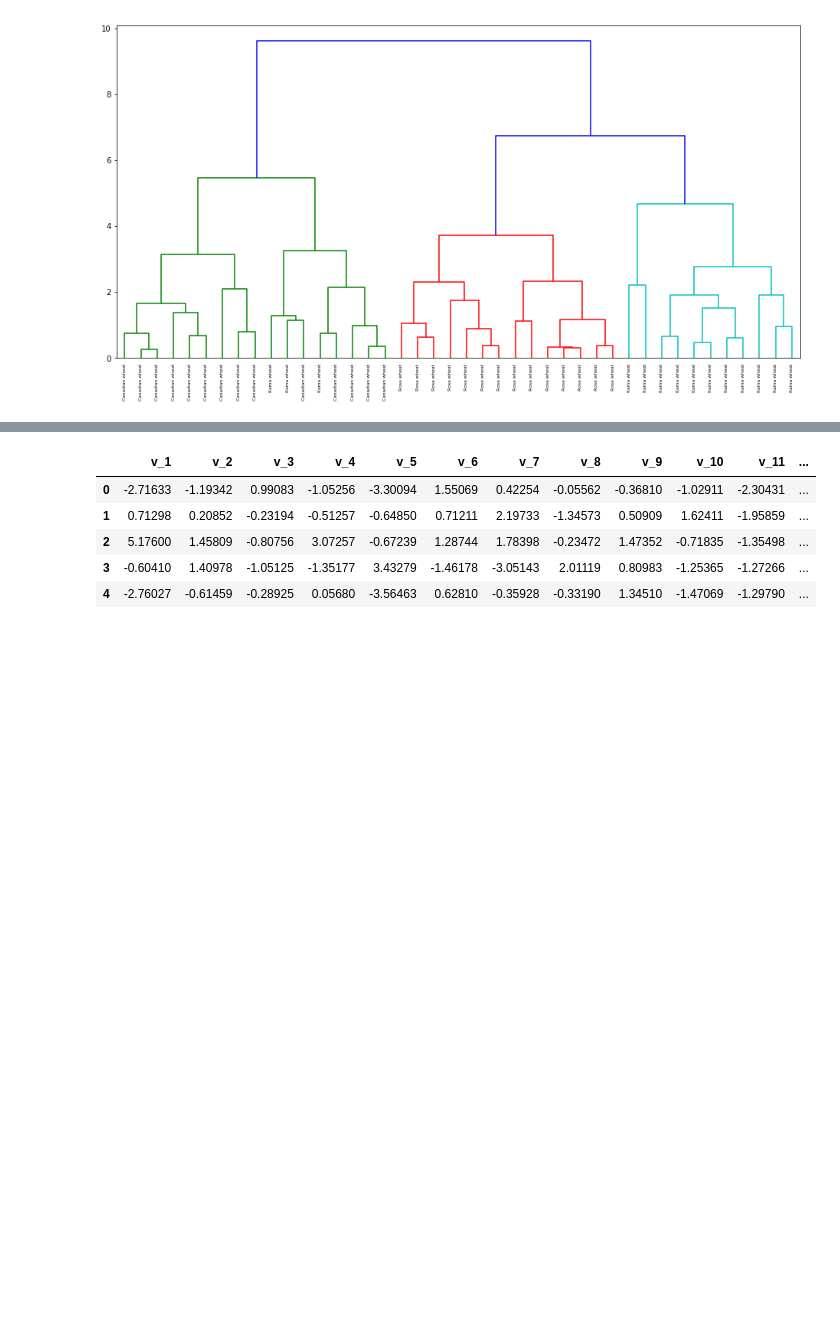
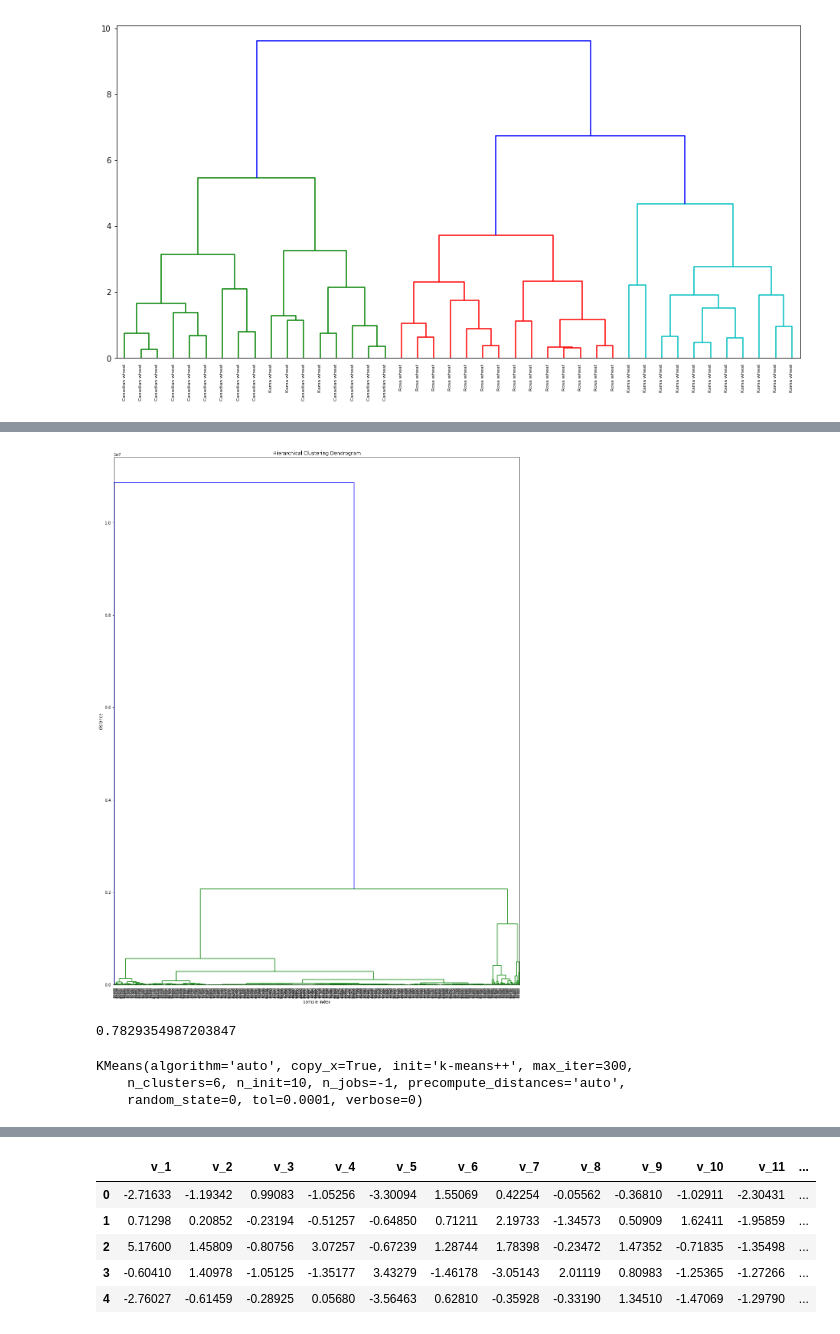
Before and after one commit to rsouza/FGV_Intro_DS, a Jupyter notebook: notebooks/ML_UNSUP_Clustering.ipynb, the cells around one changed output, grey strips where cells are left out. Cells and saved outputs as stored; diff of their text form; code cells hidden in the pictures; blank space fills up the shorter version.

Commit message:
improving clustering notebook

```diff
--- a/notebooks/ML_UNSUP_Clustering.ipynb
+++ b/notebooks/ML_UNSUP_Clustering.ipynb
@@ -160,0 +190,6 @@ Now let's check with a bigger dataset:
+# %%
+useful = ['veiculos', 'motos', 'pop1519', 'pop2024', 'pop2529', 'pop60p',  'jovem', 'pmotos', 'rodovia']
+# %%
+grouped = df_cities.groupby(['ibge'])[useful].mean()
+grouped = grouped.round(2)
+grouped.head()
@@ -160,0 +242,44 @@ Now let's check with a bigger dataset:
+# %%
+grouped.dropna(inplace=True)
+# %%
+X = grouped.values
+mergings = linkage(X, method='ward', metric='euclidean')
+#mergings = linkage(X, metric='jaccard')
+#mergings = linkage(X, method='complete')
+#mergings = linkage(X, method='complete', metric='correlation')
+# %%
+plt.figure(figsize=(18,24))
+plt.title('Hierarchical Clustering Dendrogram')
+plt.xlabel('sample index')
+plt.ylabel('distance')
+dendrogram(mergings,
+           labels=grouped.index,
+           leaf_rotation=90,
+           leaf_font_size=6,
+           )
+
+plt.show()
+# %% [output]
+[figure, added]
+# %%
+c, coph_dists = cophenet(mergings, pdist(X))
+c
+# %% [output]
+0.7829354987203847
+# %%
+model = KMeans(algorithm='auto',
+               copy_x=True,
+               init='k-means++',
+               max_iter=300,
+               n_clusters=6,
+               n_init=10,
+               n_jobs=-1,
+               precompute_distances='auto',
+               random_state=0,
+               tol=0.0001,
+               verbose=0)
+model.fit(X)
+# %% [output]
+KMeans(algorithm='auto', copy_x=True, init='k-means++', max_iter=300,
+    n_clusters=6, n_init=10, n_jobs=-1, precompute_distances='auto',
+    random_state=0, tol=0.0001, verbose=0)
```
Also changed, not shown: parts of 18 cells of this notebook, 2 other files.
